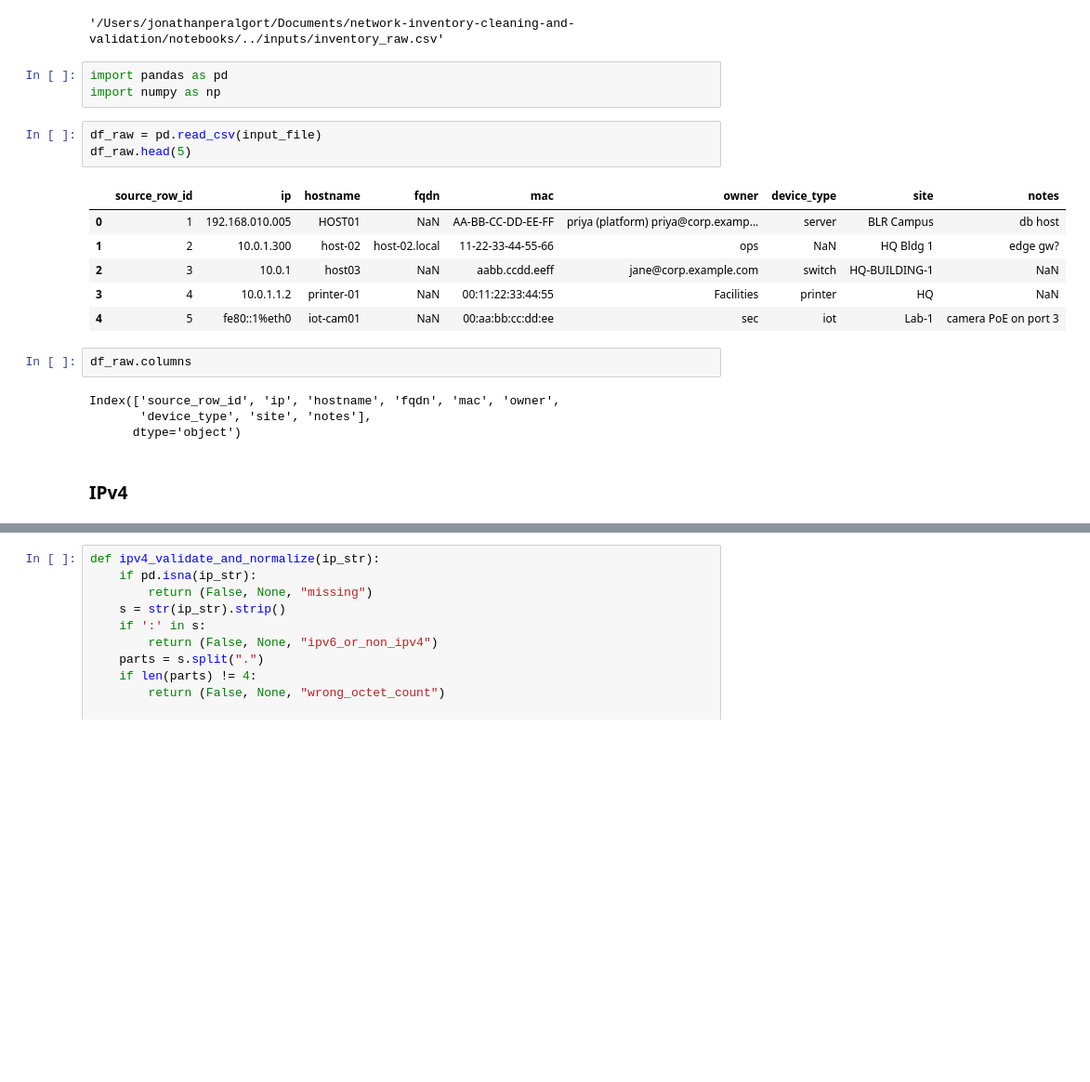
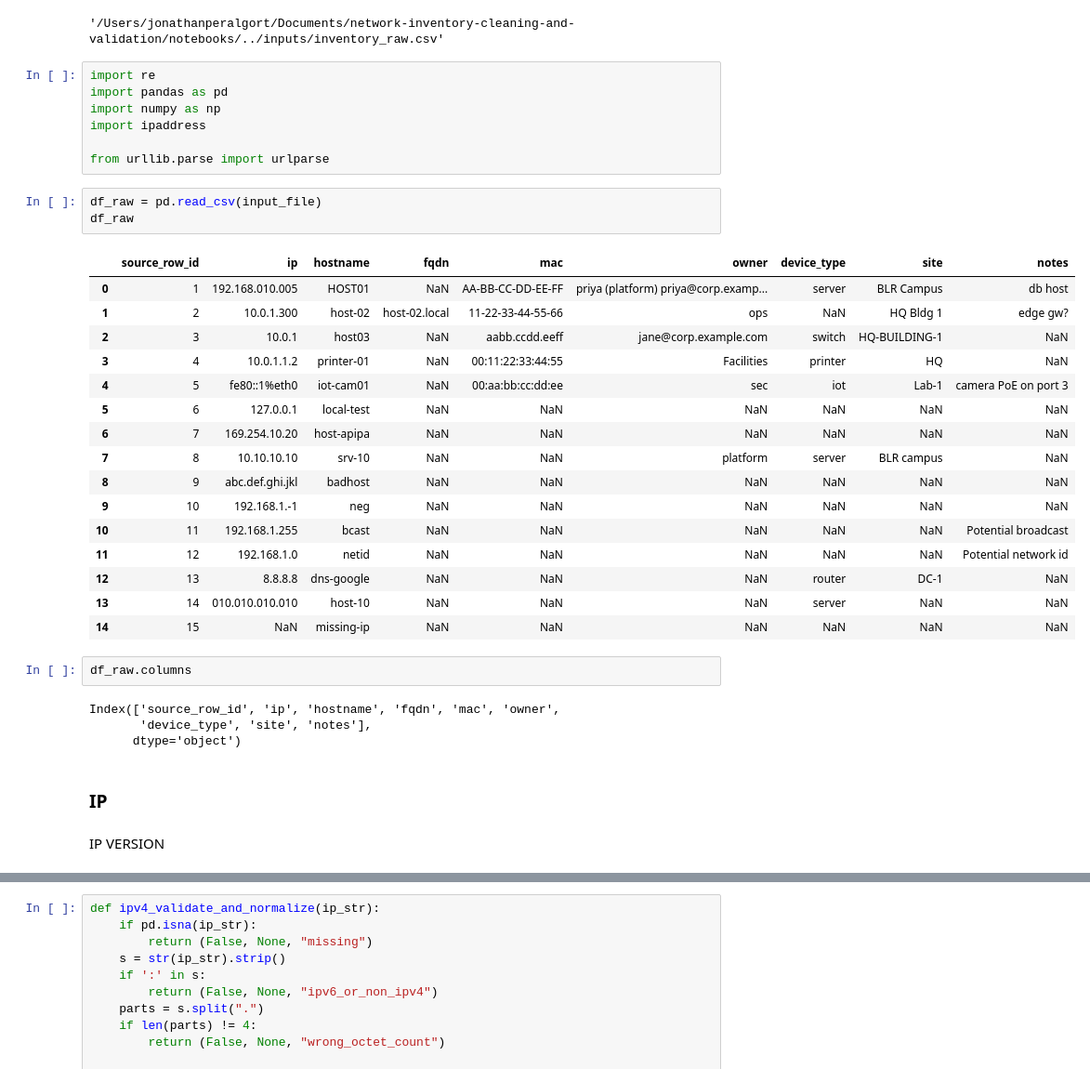
Before and after one commit to jperal720/network-inventory-cleaning-and-validation, a Jupyter notebook: notebooks/data_cleansing.ipynb, the cells around one changed output, grey strips where cells are left out. Shown at 93% size. Saved outputs shown, nothing was run; the diff lists cells and outputs as text; blank space fills up the shorter version.

```diff
--- a/notebooks/data_cleansing.ipynb
+++ b/notebooks/data_cleansing.ipynb
@@ -10,18 +10,32 @@ input_file
 # %% [output]
 '/Users/jonathanperalgort/Documents/network-inventory-cleaning-and-validation/notebooks/../inputs/inventory_raw.csv'
 # %%
+import re
 import pandas as pd
 import numpy as np
+import ipaddress
+
+from urllib.parse import urlparse
 # %%
 df_raw = pd.read_csv(input_file)
-df_raw.head(5)
+df_raw
 # %% [output]
 |  | source_row_id | ip | hostname | fqdn | mac | owner | device_type | site | notes |
 | 0 | 1 | 192.168.010.005 | HOST01 | NaN | AA-BB-CC-DD-EE-FF | priya (platform) priya@corp.examp... | server | BLR Campus | db host |
 | 1 | 2 | 10.0.1.300 | host-02 | host-02.local | 11-22-33-44-55-66 | ops | NaN | HQ Bldg 1 | edge gw? |
 | 2 | 3 | 10.0.1 | host03 | NaN | aabb.ccdd.eeff | jane@corp.example.com | switch | HQ-BUILDING-1 | NaN |
 | 3 | 4 | 10.0.1.1.2 | printer-01 | NaN | 00:11:22:33:44:55 | Facilities | printer | HQ | NaN |
 | 4 | 5 | fe80::1%eth0 | iot-cam01 | NaN | 00:aa:bb:cc:dd:ee | sec | iot | Lab-1 | camera PoE on port 3 |
+| 5 | 6 | 127.0.0.1 | local-test | NaN | NaN | NaN | NaN | NaN | NaN |
+| 6 | 7 | 169.254.10.20 | host-apipa | NaN | NaN | NaN | NaN | NaN | NaN |
+| 7 | 8 | 10.10.10.10 | srv-10 | NaN | NaN | platform | server | BLR campus | NaN |
+| 8 | 9 | abc.def.ghi.jkl | badhost | NaN | NaN | NaN | NaN | NaN | NaN |
+| 9 | 10 | 192.168.1.-1 | neg | NaN | NaN | NaN | NaN | NaN | NaN |
+| 10 | 11 | 192.168.1.255 | bcast | NaN | NaN | NaN | NaN | NaN | Potential broadcast |
+| 11 | 12 | 192.168.1.0 | netid | NaN | NaN | NaN | NaN | NaN | Potential network id |
+| 12 | 13 | 8.8.8.8 | dns-google | NaN | NaN | NaN | router | DC-1 | NaN |
+| 13 | 14 | 010.010.010.010 | host-10 | NaN | NaN | NaN | server | NaN | NaN |
+| 14 | 15 | NaN | missing-ip | NaN | NaN | NaN | NaN | NaN | NaN |
 # %%
 df_raw.columns
 # %% [output]
@@ -29,4 +43,6 @@ Index(['source_row_id', 'ip', 'hostname', 'fqdn', 'mac', 'owner',
        'device_type', 'site', 'notes'],
       dtype='object')
 # %% [markdown]
-### IPv4
+### IP
+# %% [markdown]
+IP VERSION
```
Also changed, not shown: parts of 21 cells of this notebook.
